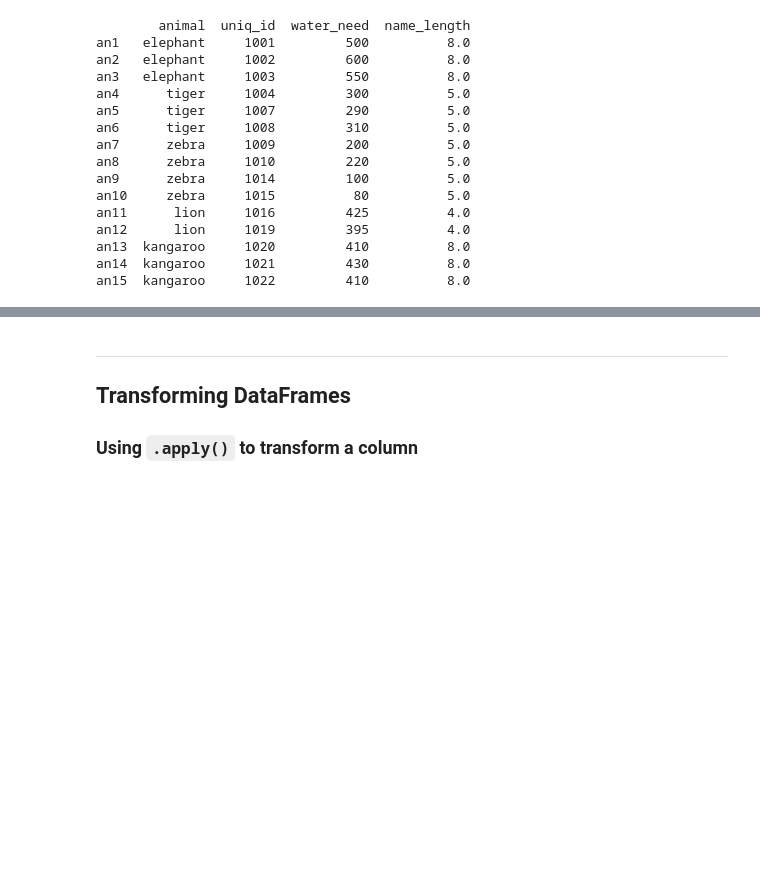
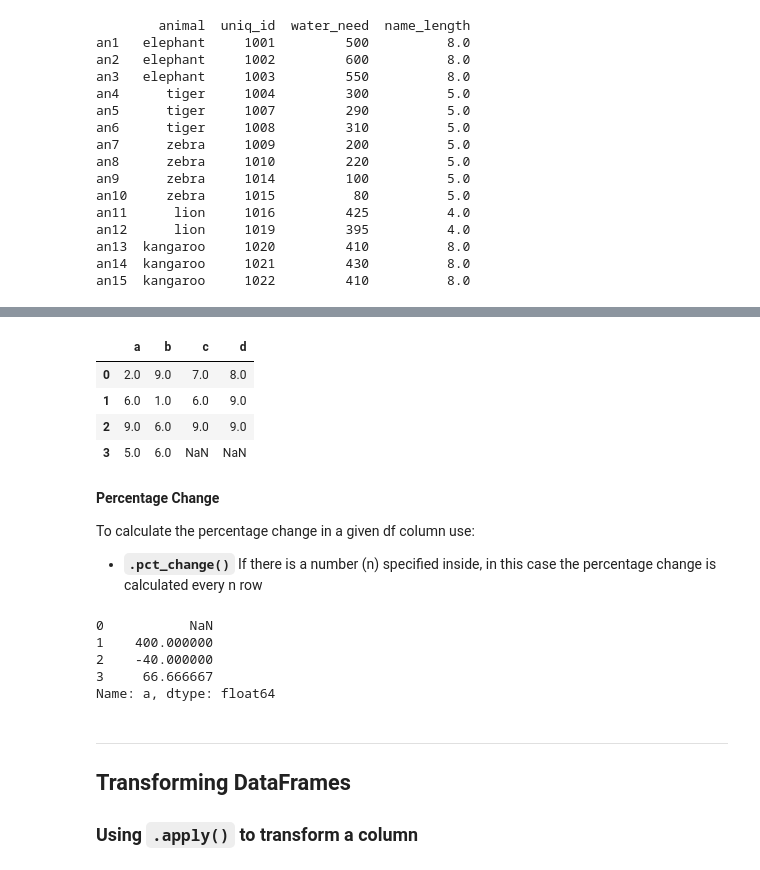
Before and after one commit to mfkabdelnaby/data-science, a Jupyter notebook: pandas.ipynb, the cells around one changed output, grey strips where cells are left out. Drawn from its saved outputs; the diff is of its cells as text; code cells hidden in the pictures; blank space fills up the shorter version.

```diff
--- a/pandas.ipynb
+++ b/pandas.ipynb
@@ -859,3 +1017,28 @@ an15  kangaroo     1022         410          8.0
+# %%
+df1.add(df2,fill_value=0)
+# %% [output]
+|  | a | b | c | d |
+| 0 | 2.0 | 9.0 | 7.0 | 8.0 |
+| 1 | 6.0 | 1.0 | 6.0 | 9.0 |
+| 2 | 9.0 | 6.0 | 9.0 | 9.0 |
+| 3 | 5.0 | 6.0 | NaN | NaN |
+# %% [markdown]
+**Percentage Change**
+
+To calculate the percentage change in a given df column use:
+* **`.pct_change()`**
+If there is a number (n) specified inside, in this case the percentage change is calculated every n row
+# %%
+df2['a'].pct_change()*100
+
+# *100 to convert it to %percentage
+# first value is NaN since no value before
+# %% [output]
+0           NaN
+1    400.000000
+2    -40.000000
+3     66.666667
+Name: a, dtype: float64
 # %% [markdown]
 -------------
 
```
Also changed, not shown: parts of 73 cells of this notebook, 10 other files.
